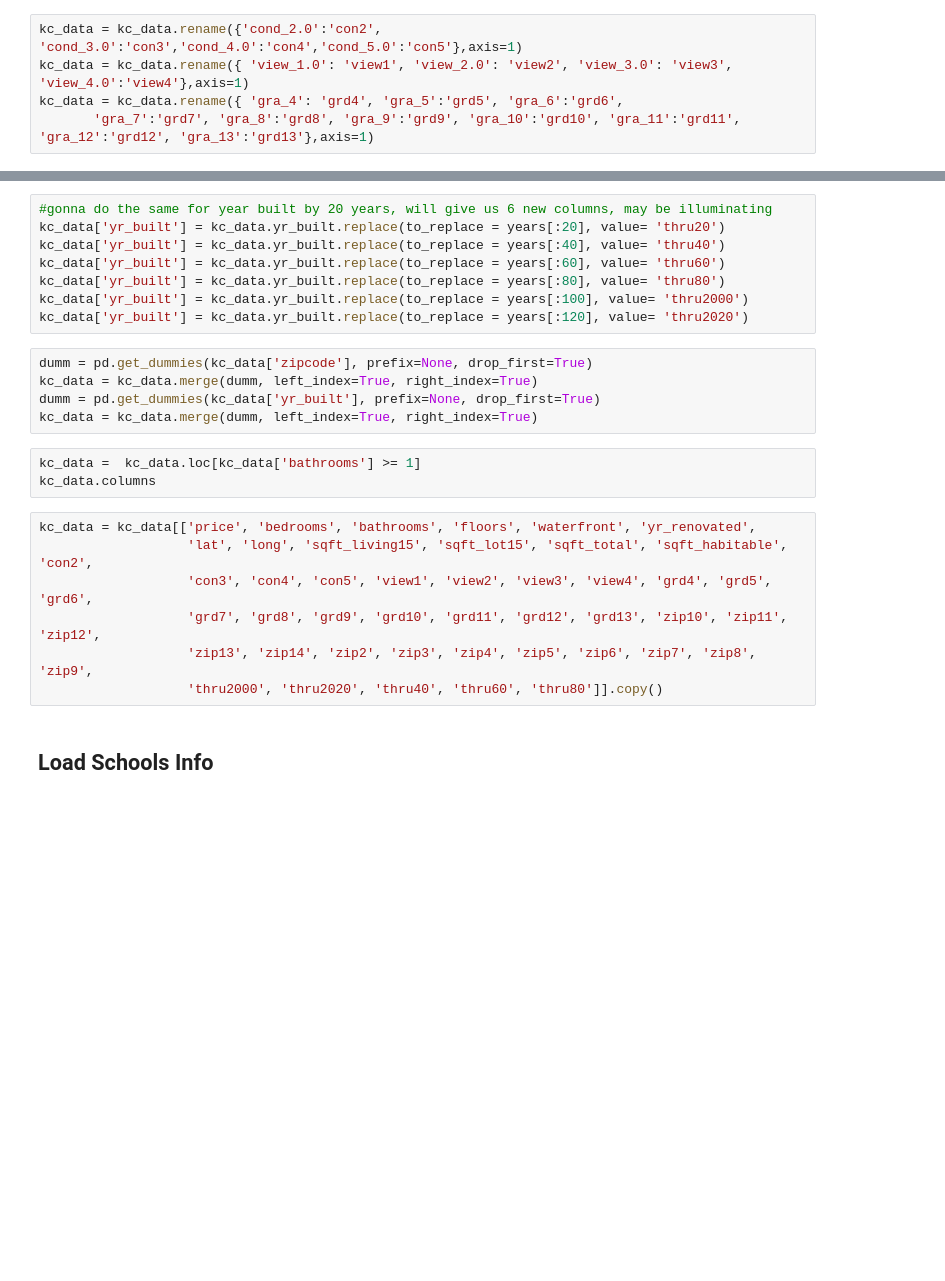
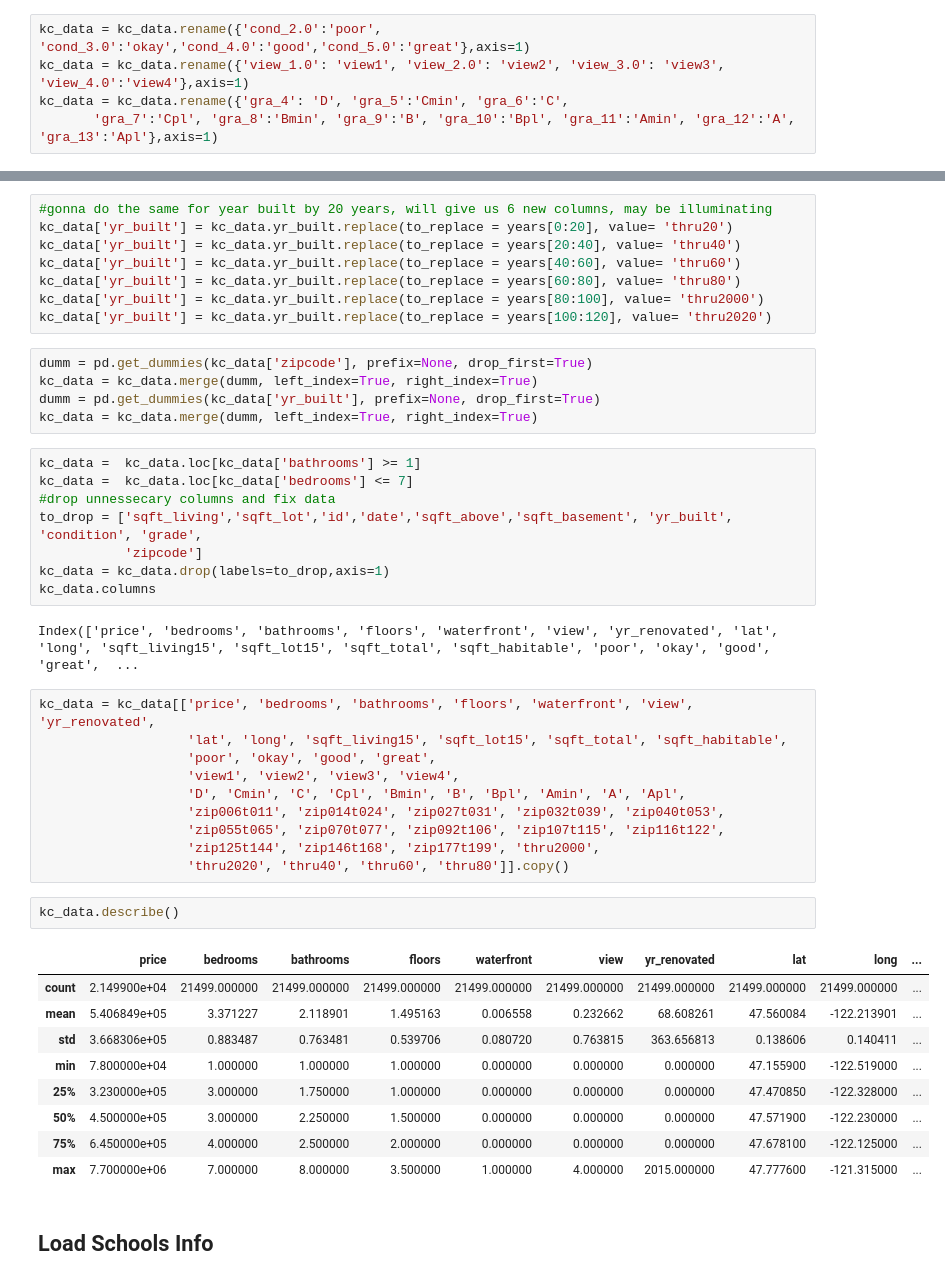
Before and after one commit to BlueViper8907/King-County-Housing-Regression, a Jupyter notebook: student_OSEMN.ipynb, the cells around one changed output, grey strips where cells are left out. Cells and saved outputs as stored; diff of their text form; blank space fills up the shorter version.

```diff
--- a/student_OSEMN.ipynb
+++ b/student_OSEMN.ipynb
@@ -105,10 +92,10 @@ kc_data = kc_data.merge(dumm, left_index=True, right_index=True)
 dumm = pd.get_dummies(kc_data['grade'], prefix='gra', drop_first=True, dtype=int)
 kc_data = kc_data.merge(dumm, left_index=True, right_index=True)
 # %%
-kc_data = kc_data.rename({'cond_2.0':'con2', 'cond_3.0':'con3','cond_4.0':'con4','cond_5.0':'con5'},axis=1)
-kc_data = kc_data.rename({ 'view_1.0': 'view1', 'view_2.0': 'view2', 'view_3.0': 'view3', 'view_4.0':'view4'},axis=1)
-kc_data = kc_data.rename({ 'gra_4': 'grd4', 'gra_5':'grd5', 'gra_6':'grd6',
-       'gra_7':'grd7', 'gra_8':'grd8', 'gra_9':'grd9', 'gra_10':'grd10', 'gra_11':'grd11', 'gra_12':'grd12', 'gra_13':'grd13'},axis=1)
+kc_data = kc_data.rename({'cond_2.0':'poor', 'cond_3.0':'okay','cond_4.0':'good','cond_5.0':'great'},axis=1)
+kc_data = kc_data.rename({'view_1.0': 'view1', 'view_2.0': 'view2', 'view_3.0': 'view3', 'view_4.0':'view4'},axis=1)
+kc_data = kc_data.rename({'gra_4': 'D', 'gra_5':'Cmin', 'gra_6':'C',
+       'gra_7':'Cpl', 'gra_8':'Bmin', 'gra_9':'B', 'gra_10':'Bpl', 'gra_11':'Amin', 'gra_12':'A', 'gra_13':'Apl'},axis=1)
 # %%
 zips = []
 
@@ -143,27 +130,49 @@ years = list(set(years))
 years.sort()
 # %%
 #gonna do the same for year built by 20 years, will give us 6 new columns, may be illuminating
-kc_data['yr_built'] = kc_data.yr_built.replace(to_replace = years[:20], value= 'thru20')
-kc_data['yr_built'] = kc_data.yr_built.replace(to_replace = years[:40], value= 'thru40')
-kc_data['yr_built'] = kc_data.yr_built.replace(to_replace = years[:60], value= 'thru60')
-kc_data['yr_built'] = kc_data.yr_built.replace(to_replace = years[:80], value= 'thru80')
-kc_data['yr_built'] = kc_data.yr_built.replace(to_replace = years[:100], value= 'thru2000')
-kc_data['yr_built'] = kc_data.yr_built.replace(to_replace = years[:120], value= 'thru2020')
+kc_data['yr_built'] = kc_data.yr_built.replace(to_replace = years[0:20], value= 'thru20')
+kc_data['yr_built'] = kc_data.yr_built.replace(to_replace = years[20:40], value= 'thru40')
+kc_data['yr_built'] = kc_data.yr_built.replace(to_replace = years[40:60], value= 'thru60')
+kc_data['yr_built'] = kc_data.yr_built.replace(to_replace = years[60:80], value= 'thru80')
+kc_data['yr_built'] = kc_data.yr_built.replace(to_replace = years[80:100], value= 'thru2000')
+kc_data['yr_built'] = kc_data.yr_built.replace(to_replace = years[100:120], value= 'thru2020')
 # %%
 dumm = pd.get_dummies(kc_data['zipcode'], prefix=None, drop_first=True)
 kc_data = kc_data.merge(dumm, left_index=True, right_index=True)
 dumm = pd.get_dummies(kc_data['yr_built'], prefix=None, drop_first=True)
 kc_data = kc_data.merge(dumm, left_index=True, right_index=True)
-# %%
-kc_data =  kc_data.loc[kc_data['bathrooms'] >= 1]
-kc_data.columns
+# %%
+kc_data =  kc_data.loc[kc_data['bathrooms'] >= 1]
+kc_data =  kc_data.loc[kc_data['bedrooms'] <= 7]
+#drop unnessecary columns and fix data
+to_drop = ['sqft_living','sqft_lot','id','date','sqft_above','sqft_basement', 'yr_built', 'condition', 'grade',
+           'zipcode']
+kc_data = kc_data.drop(labels=to_drop,axis=1)
+kc_data.columns
+# %% [output]
+Index(['price', 'bedrooms', 'bathrooms', 'floors', 'waterfront', 'view', 'yr_renovated', 'lat', 'long', 'sqft_living15', 'sqft_lot15', 'sqft_total', 'sqft_habitable', 'poor', 'okay', 'good', 'great',  ...
 # %%
-kc_data = kc_data[['price', 'bedrooms', 'bathrooms', 'floors', 'waterfront', 'yr_renovated',
-                   'lat', 'long', 'sqft_living15', 'sqft_lot15', 'sqft_total', 'sqft_habitable', 'con2',
-                   'con3', 'con4', 'con5', 'view1', 'view2', 'view3', 'view4', 'grd4', 'grd5', 'grd6',
-                   'grd7', 'grd8', 'grd9', 'grd10', 'grd11', 'grd12', 'grd13', 'zip10', 'zip11', 'zip12',
-                   'zip13', 'zip14', 'zip2', 'zip3', 'zip4', 'zip5', 'zip6', 'zip7', 'zip8', 'zip9',
-                   'thru2000', 'thru2020', 'thru40', 'thru60', 'thru80']].copy()
+kc_data = kc_data[['price', 'bedrooms', 'bathrooms', 'floors', 'waterfront', 'view', 'yr_renovated',
+                   'lat', 'long', 'sqft_living15', 'sqft_lot15', 'sqft_total', 'sqft_habitable',
+                   'poor', 'okay', 'good', 'great',
+                   'view1', 'view2', 'view3', 'view4',
+                   'D', 'Cmin', 'C', 'Cpl', 'Bmin', 'B', 'Bpl', 'Amin', 'A', 'Apl',
+                   'zip006t011', 'zip014t024', 'zip027t031', 'zip032t039', 'zip040t053',
+                   'zip055t065', 'zip070t077', 'zip092t106', 'zip107t115', 'zip116t122',
+                   'zip125t144', 'zip146t168', 'zip177t199', 'thru2000',
+                   'thru2020', 'thru40', 'thru60', 'thru80']].copy()
+# %%
+kc_data.describe()
+# %% [output]
+|  | price | bedrooms | bathrooms | floors | waterfront | view | yr_renovated | lat | long | ... |
+| count | 2.149900e+04 | 21499.000000 | 21499.000000 | 21499.000000 | 21499.000000 | 21499.000000 | 21499.000000 | 21499.000000 | 21499.000000 | ... |
+| mean | 5.406849e+05 | 3.371227 | 2.118901 | 1.495163 | 0.006558 | 0.232662 | 68.608261 | 47.560084 | -122.213901 | ... |
+| std | 3.668306e+05 | 0.883487 | 0.763481 | 0.539706 | 0.080720 | 0.763815 | 363.656813 | 0.138606 | 0.140411 | ... |
+| min | 7.800000e+04 | 1.000000 | 1.000000 | 1.000000 | 0.000000 | 0.000000 | 0.000000 | 47.155900 | -122.519000 | ... |
+| 25% | 3.230000e+05 | 3.000000 | 1.750000 | 1.000000 | 0.000000 | 0.000000 | 0.000000 | 47.470850 | -122.328000 | ... |
+| 50% | 4.500000e+05 | 3.000000 | 2.250000 | 1.500000 | 0.000000 | 0.000000 | 0.000000 | 47.571900 | -122.230000 | ... |
+| 75% | 6.450000e+05 | 4.000000 | 2.500000 | 2.000000 | 0.000000 | 0.000000 | 0.000000 | 47.678100 | -122.125000 | ... |
+| max | 7.700000e+06 | 7.000000 | 8.000000 | 3.500000 | 1.000000 | 4.000000 | 2015.000000 | 47.777600 | -121.315000 | ... |
 # %% [markdown]
 ## Load Schools Info
 # %%
```
Also changed, not shown: parts of 33 cells of this notebook.
